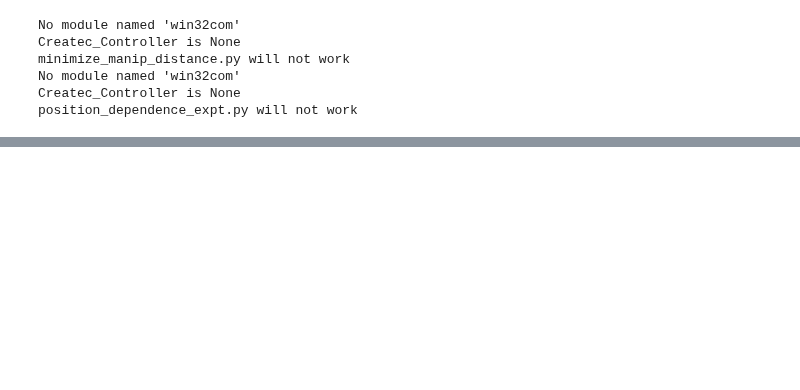
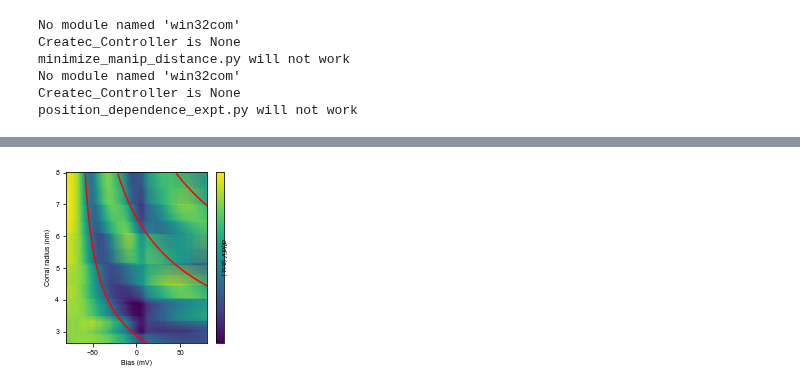
Before and after one commit to abekipnis/Kondo-Aalto, a Jupyter notebook: figure_notebooks/Create Figures.ipynb, the cells around one changed output, grey strips where cells are left out. Saved outputs shown, nothing was run; the diff lists cells and outputs as text; code cells hidden in the pictures; blank space fills up the shorter version.

```diff
--- a/figure_notebooks/Create Figures.ipynb
+++ b/figure_notebooks/Create Figures.ipynb
@@ -128,0 +349,4 @@ basepath
+# %%
+fig = show_interpolated_spectra(Co_Co_data)
+# %% [output]
+[figure, added]
```
Also changed, not shown: parts of 17 cells of this notebook, 7 other files.
